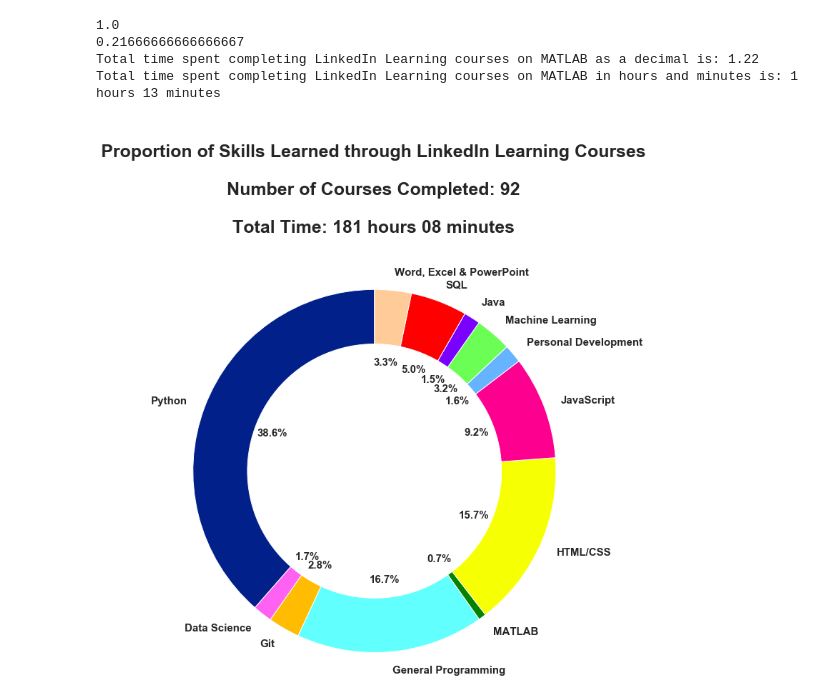
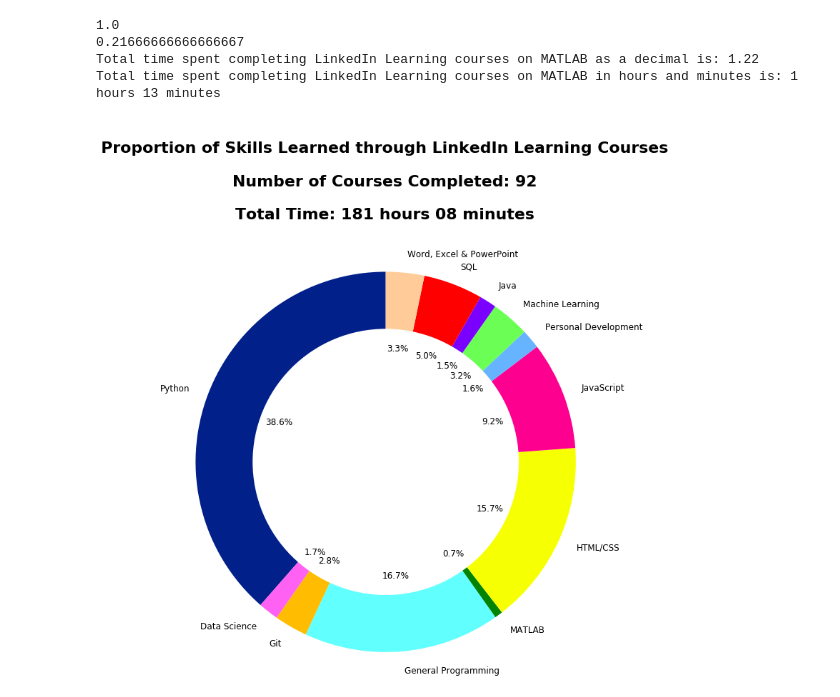
Before and after one commit to abbielms/Online_Courses, a Jupyter notebook: OnlineCourses.ipynb, the cells around one changed output. Drawn from its saved outputs; the diff is of its cells as text; code cells hidden in the pictures.

```diff
--- a/OnlineCourses.ipynb
+++ b/OnlineCourses.ipynb
@@ -26,0 +22,3 @@ print(linkedin_learning_data)
+# %%
+linkedin_learning_data = pd.read_excel('LinkedInLearningOnlineCourses.xlsx')
+print(linkedin_learning_data)
@@ -274,25 +290,24 @@ Total time spent completing LinkedIn Learning courses on MATLAB in hours and min
 # %%
 %matplotlib inline
 
 labels = 'Python', 'Data Science', 'Git', 'General Programming', 'MATLAB', 'HTML/CSS', 'JavaScript', 'Personal Development', 'Machine Learning', 'Java', 'SQL', 'Word, Excel & PowerPoint'
 sizes = [ll_python_time, ll_ds_time, ll_git_time, ll_programming_time, ll_matlab_time, ll_htmlcss_time, ll_javascript_time, ll_pd_time, ll_ml_time, ll_java_time, ll_sql_time, ll_office_time]
 
 colors = ['#02208a', '#ff61f3', '#ffbc00', '#61fffd', '#028302', '#f7ff03', '#fe0090', '#66b3ff', '#6bff56', '#7a01ff', '#ff0000', '#ffcc99']
 
 fig1, ax1 = plt.subplots()
-plt.rcParams['font.weight'] = 'bold'
 
-ax1.pie(sizes, colors = colors, labels=labels, autopct='%1.1f%%', startangle=90, textprops={'fontsize': 15})
+ax1.pie(sizes, colors = colors, labels=labels, autopct='%1.1f%%', startangle=90, textprops={'fontsize': 12, 'fontweight': 500})
 
 centre_circle = plt.Circle((0,0),0.7,fc='white')
 fig = plt.gcf()
 fig.set_size_inches(11,11)
 fig.gca().add_artist(centre_circle)
 
 ax1.axis('equal')
-total_time = f'{str(ll_total_hours_min_time)[:-3]} hours {str(ll_total_hours_min_time)[4:]} minutes'
-ax1.set_title(f'\nProportion of Skills Learned through LinkedIn Learning Courses\n\nNumber of Courses Completed: {linkedin_learning_data.shape[0]}\n\nTotal Time: {total_time}\n\n', fontsize=25, fontweight='bold')
+total_ll_time = f'{str(ll_total_hours_min_time)[:-3]} hours {str(ll_total_hours_min_time)[4:]} minutes'
+ax1.set_title(f'\nProportion of Skills Learned through LinkedIn Learning Courses\n\nNumber of Courses Completed: {linkedin_learning_data.shape[0]}\n\nTotal Time: {total_ll_time}\n\n', fontsize=22, fontweight='bold')
 plt.tight_layout()
 plt.show()
 # %% [output]
-[figure, old version]
+[figure, new version]
```
Also changed, not shown: parts of 12 cells of this notebook, 3 other files.
